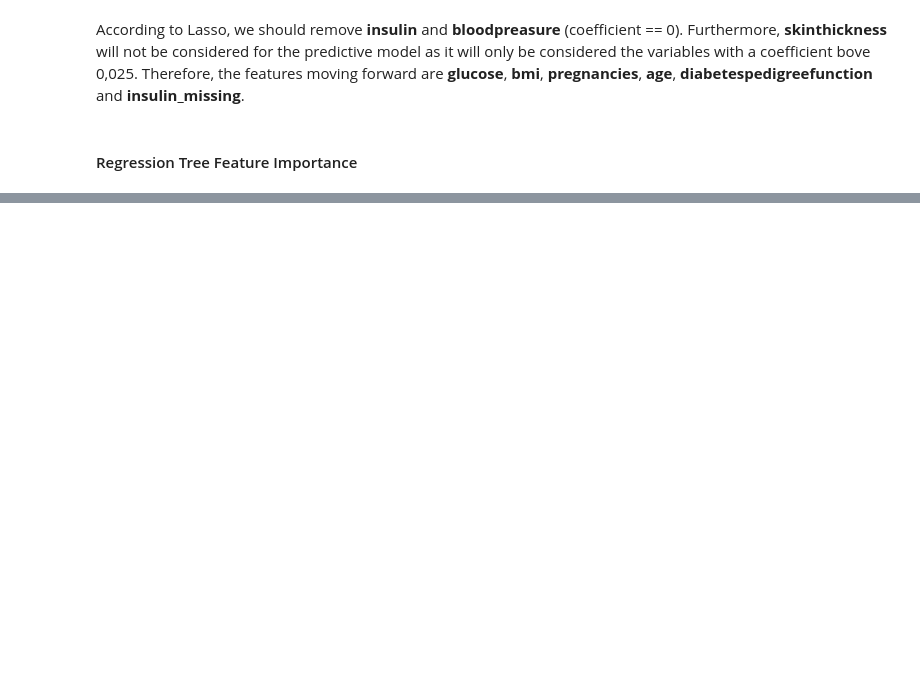
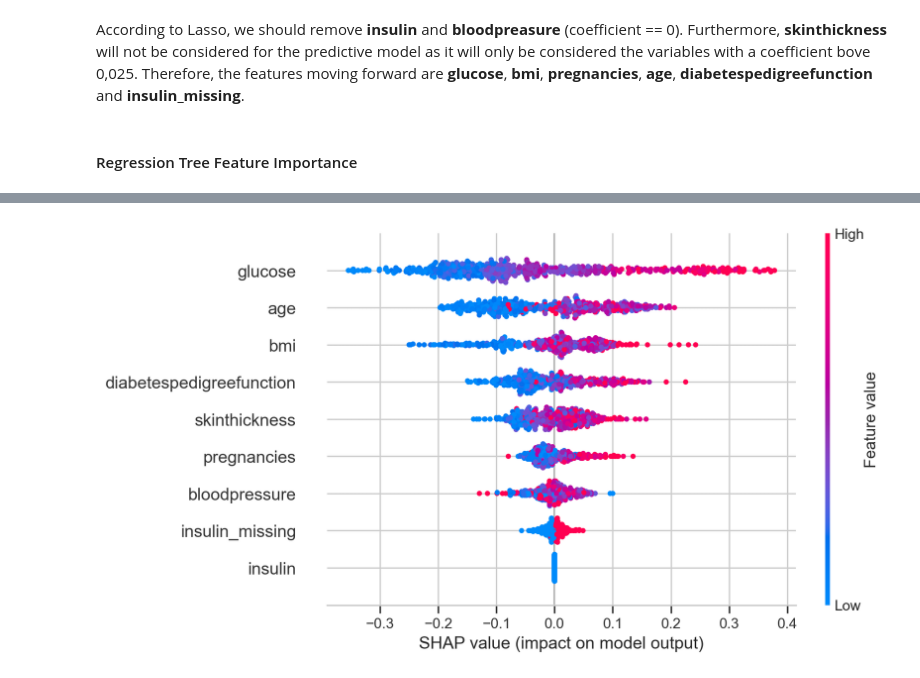
Before and after one commit to marianavfreitas/Diabetes, a Jupyter notebook: Diabetes Predictive Model.ipynb, the cells around one changed output, grey strips where cells are left out. Drawn from its saved outputs; the diff is of its cells as text; code cells hidden in the pictures; blank space fills up the shorter version.

```diff
--- a/Diabetes Predictive Model.ipynb
+++ b/Diabetes Predictive Model.ipynb
@@ -659,0 +737,7 @@ According to Lasso, we should remove **insulin** and **bloodpreasure** (coeffici
+# %%
+explainer = shap.Explainer(rf, X_train)
+shap_values = explainer(X_train)
+# %%
+shap.plots.beeswarm(shap_values[:, :, 1])
+# %% [output]
+[figure, added]
```
Also changed, not shown: parts of 17 cells of this notebook.
